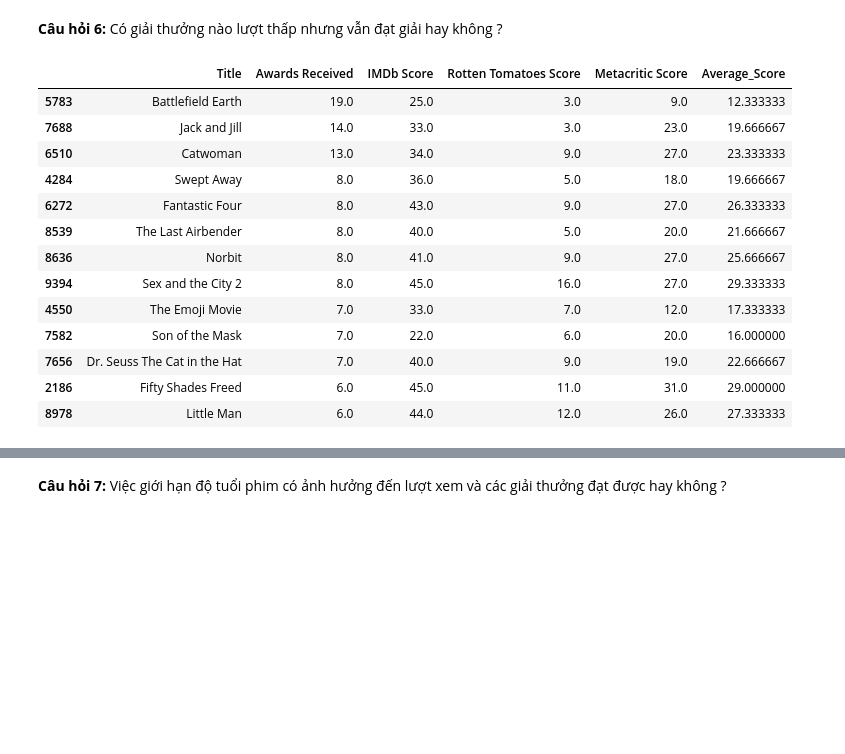
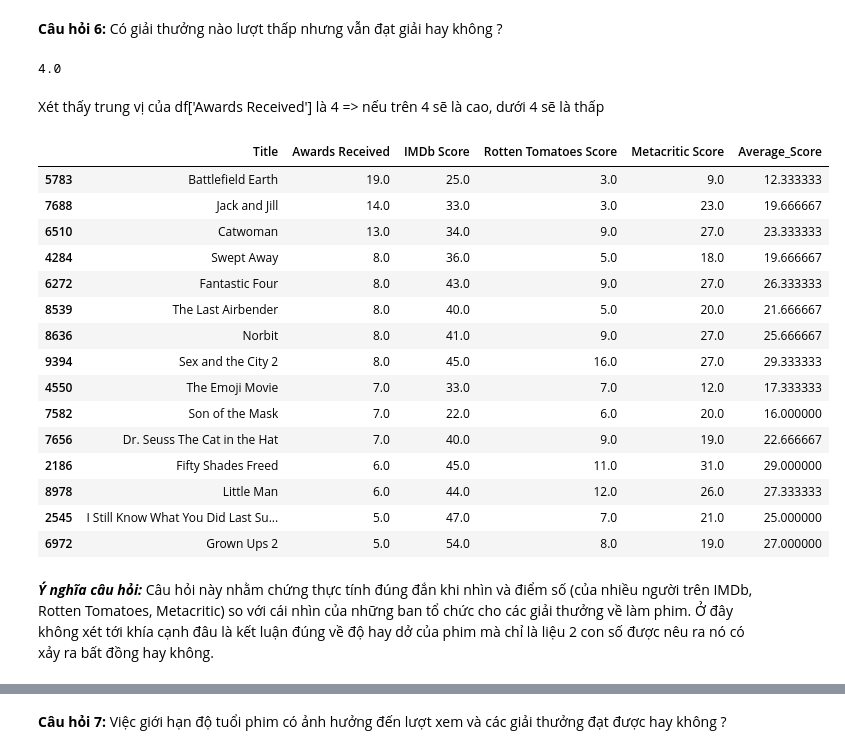
Before and after one commit to VienHaiYen/Netflix-dataset-2021, a Jupyter notebook: main.ipynb, the cells around one changed output, grey strips where cells are left out. Saved outputs shown, nothing was run; the diff lists cells and outputs as text; code cells hidden in the pictures; blank space fills up the shorter version.

```diff
--- a/main.ipynb
+++ b/main.ipynb
@@ -389,29 +429,39 @@ print(production_house_genre)
 # %% [markdown]
 **Câu hỏi 6:** Có giải thưởng nào lượt thấp nhưng vẫn đạt giải hay không ?
+# %%
+df['Awards Received'].median()
+# %% [output]
+4.0
+# %% [markdown]
+Xét thấy trung vị của df['Awards Received'] là 4 => nếu trên 4 sẽ là cao, dưới 4 sẽ là thấp
 # %%
 mask = df['Awards Received'].notnull() & df['IMDb Score'].notnull() & df['Rotten Tomatoes Score'].notnull() & df['Metacritic Score'].notnull()
 df_movie_award = df[mask][['Title','Awards Received','IMDb Score','Rotten Tomatoes Score','Metacritic Score']]
 df_movie_award['IMDb Score'] = df_movie_award['IMDb Score'] * 10
 
 df_movie_award = df_movie_award.assign(Average_Score = lambda x: (x['IMDb Score'] + x['Rotten Tomatoes Score'] + x['Metacritic Score'])/3)
 
 mask_low_rating = df_movie_award['Average_Score'] < 30
-mask_high_award = df_movie_award['Awards Received'] > 5
+mask_high_award = df_movie_award['Awards Received'] >= 5
 
 df_high_award_low_rating = df_movie_award[mask_low_rating & mask_high_award].sort_values(by=['Awards Received'],ascending=False)
 df_high_award_low_rating
 # %% [output]
 |  | Title | Awards Received | IMDb Score | Rotten Tomatoes Score | Metacritic Score | Average_Score |
 | 5783 | Battlefield Earth | 19.0 | 25.0 | 3.0 | 9.0 | 12.333333 |
 | 7688 | Jack and Jill | 14.0 | 33.0 | 3.0 | 23.0 | 19.666667 |
 | 6510 | Catwoman | 13.0 | 34.0 | 9.0 | 27.0 | 23.333333 |
 | 4284 | Swept Away | 8.0 | 36.0 | 5.0 | 18.0 | 19.666667 |
 | 6272 | Fantastic Four | 8.0 | 43.0 | 9.0 | 27.0 | 26.333333 |
 | 8539 | The Last Airbender | 8.0 | 40.0 | 5.0 | 20.0 | 21.666667 |
 | 8636 | Norbit | 8.0 | 41.0 | 9.0 | 27.0 | 25.666667 |
 | 9394 | Sex and the City 2 | 8.0 | 45.0 | 16.0 | 27.0 | 29.333333 |
 | 4550 | The Emoji Movie | 7.0 | 33.0 | 7.0 | 12.0 | 17.333333 |
 | 7582 | Son of the Mask | 7.0 | 22.0 | 6.0 | 20.0 | 16.000000 |
 | 7656 | Dr. Seuss The Cat in the Hat | 7.0 | 40.0 | 9.0 | 19.0 | 22.666667 |
 | 2186 | Fifty Shades Freed | 6.0 | 45.0 | 11.0 | 31.0 | 29.000000 |
 | 8978 | Little Man | 6.0 | 44.0 | 12.0 | 26.0 | 27.333333 |
+| 2545 | I Still Know What You Did Last Su... | 5.0 | 47.0 | 7.0 | 21.0 | 25.000000 |
+| 6972 | Grown Ups 2 | 5.0 | 54.0 | 8.0 | 19.0 | 27.000000 |
+# %% [markdown]
+***Ý nghĩa câu hỏi:*** Câu hỏi này nhằm chứng thực tính đúng đắn khi nhìn và điểm số (của nhiều người trên IMDb, Rotten Tomatoes, Metacritic) so với cái nhìn của những ban tổ chức cho các giải thưởng về làm phim. Ở đây không xét tới khía cạnh đâu là kết luận đúng về độ hay dở của phim mà chỉ là liệu 2 con số được nêu ra nó có xảy ra bất đồng hay không.
```
Also changed, not shown: parts of 26 cells of this notebook, 1 other file.
